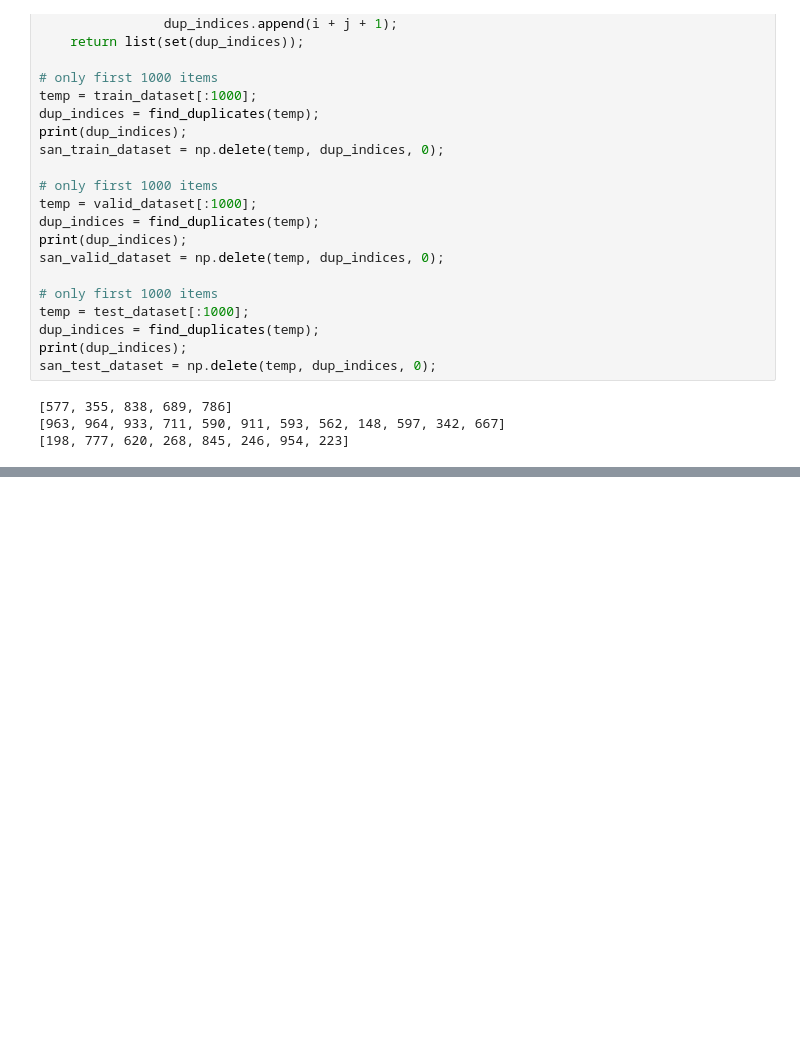
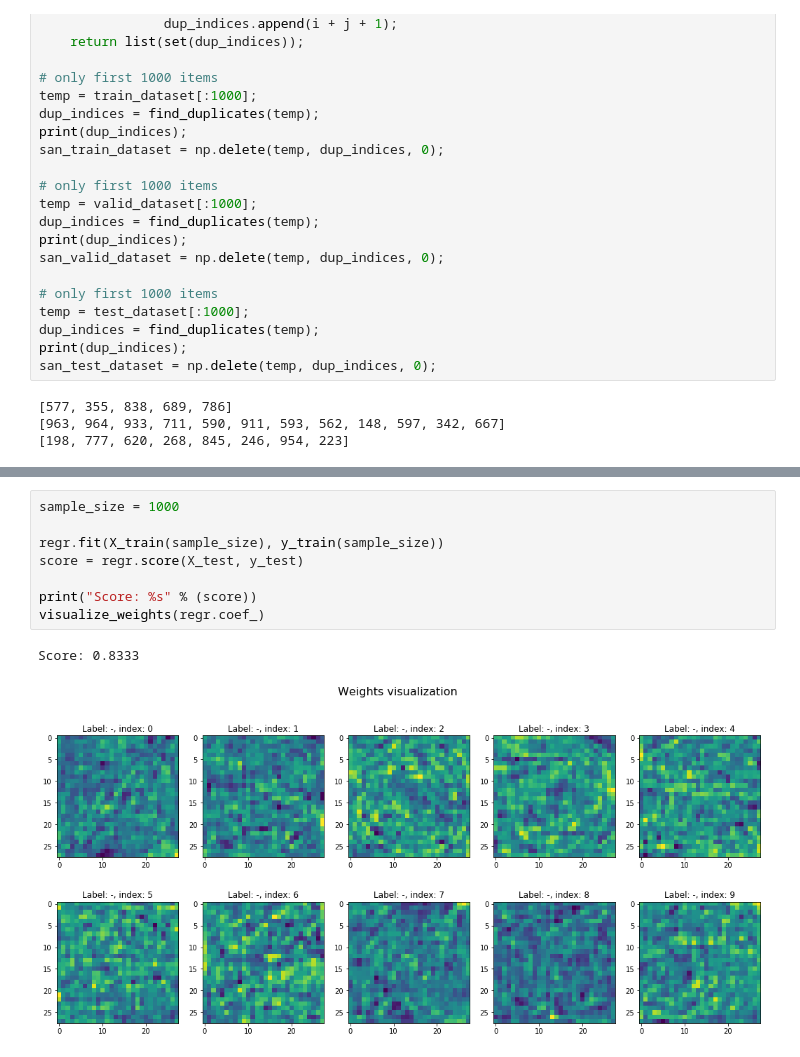
Before and after one commit to gafrom/udacity-deep_learning, a Jupyter notebook: assignment_1.ipynb, the cells around one changed output, grey strips where cells are left out. Saved outputs shown, nothing was run; the diff lists cells and outputs as text; blank space fills up the shorter version.

```diff
--- a/assignment_1.ipynb
+++ b/assignment_1.ipynb
@@ -563,0 +561,11 @@ NameError: name 'disp_sample_dataset' is not defined
+# %%
+sample_size = 1000
+
+regr.fit(X_train(sample_size), y_train(sample_size))
+score = regr.score(X_test, y_test)
+
+print("Score: %s" % (score))
+visualize_weights(regr.coef_)
+# %% [output]
+Score: 0.8333
+[figure, added]
```
Also changed, not shown: parts of 7 cells of this notebook.
